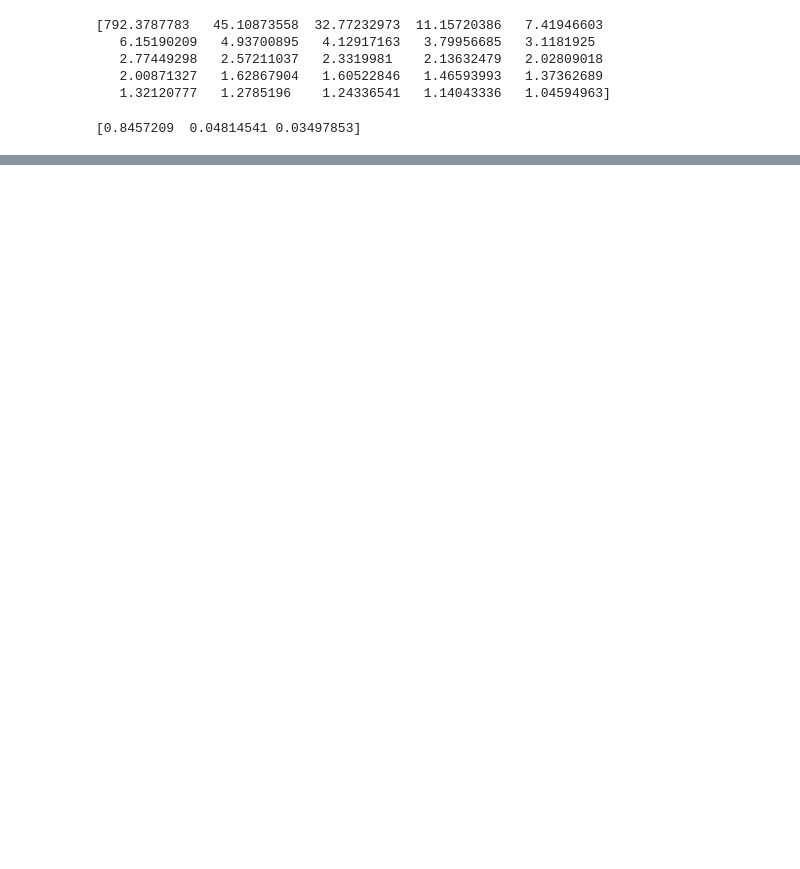
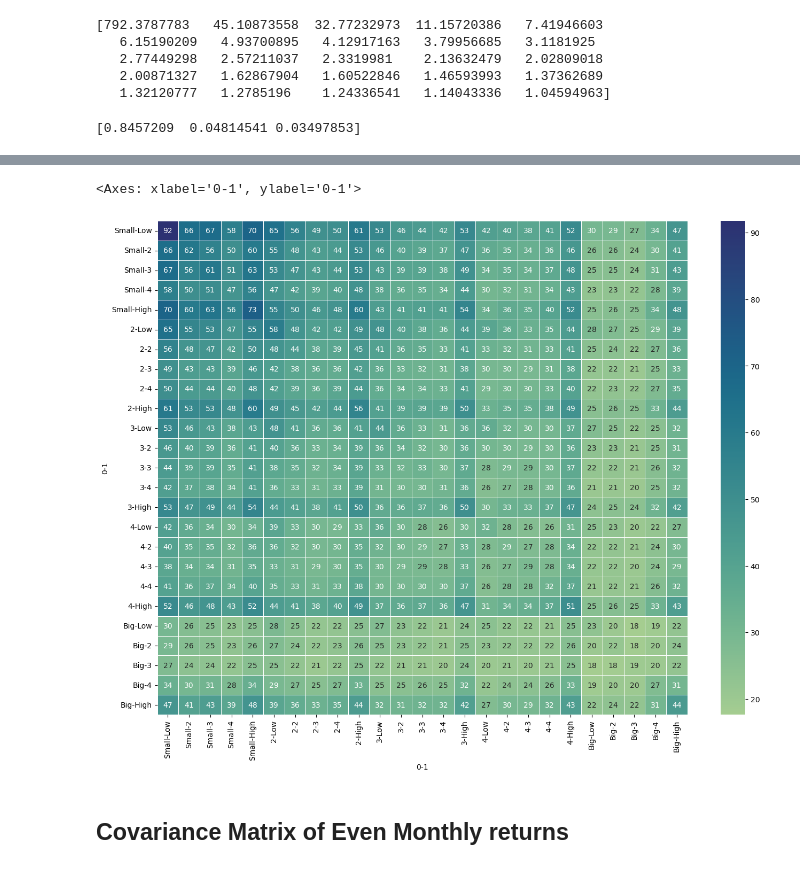
Before and after one commit to Hemasrikar/Financial-Statistics-and-Econometrics, a Jupyter notebook: forming_some_factors.ipynb, the cells around one changed output, grey strips where cells are left out. Cells and saved outputs as stored; diff of their text form; code cells hidden in the pictures; blank space fills up the shorter version.

```diff
--- a/forming_some_factors.ipynb
+++ b/forming_some_factors.ipynb
@@ -136,0 +142,8 @@ print(eigenvalues[:3] / total_var)
+# %%
+# Dummy excess returns dataframe
+odd_returns_df = excess_returns.copy()
+
+# Removing Even Month returns
+odd_returns_df = odd_returns_df.iloc[0::2]
+
+odd_returns_df.head()
@@ -136,0 +160,12 @@ print(eigenvalues[:3] / total_var)
+# %%
+cova_matrix_odd = odd_returns_df.cov()
+
+# Set up the matplotlib figure
+f, ax = plt.subplots(figsize=(16, 12))
+
+sns.heatmap(cova_matrix_odd, cmap="crest",  annot=True, linewidth=.5)
+# %% [output]
+<Axes: xlabel='0-1', ylabel='0-1'>
+[figure, added]
+# %% [markdown]
+## Covariance Matrix of Even Monthly returns
```
Also changed, not shown: parts of 19 cells of this notebook.
